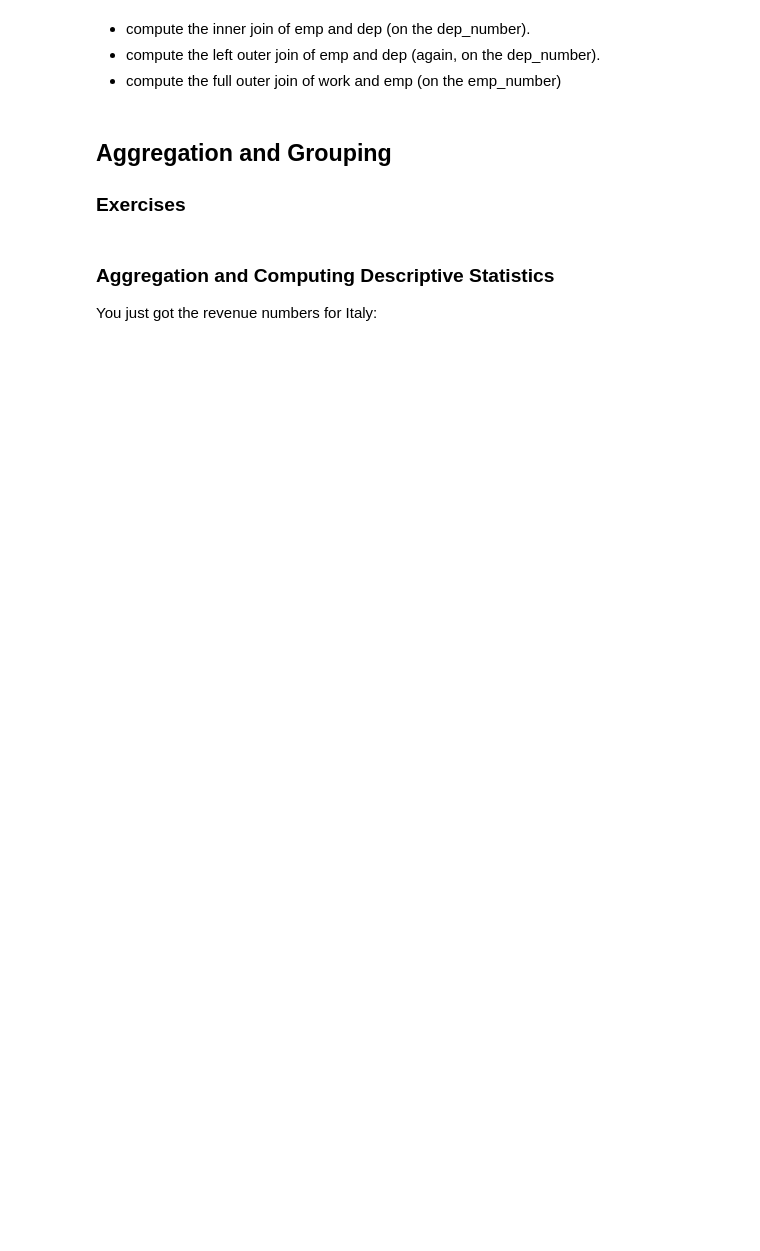
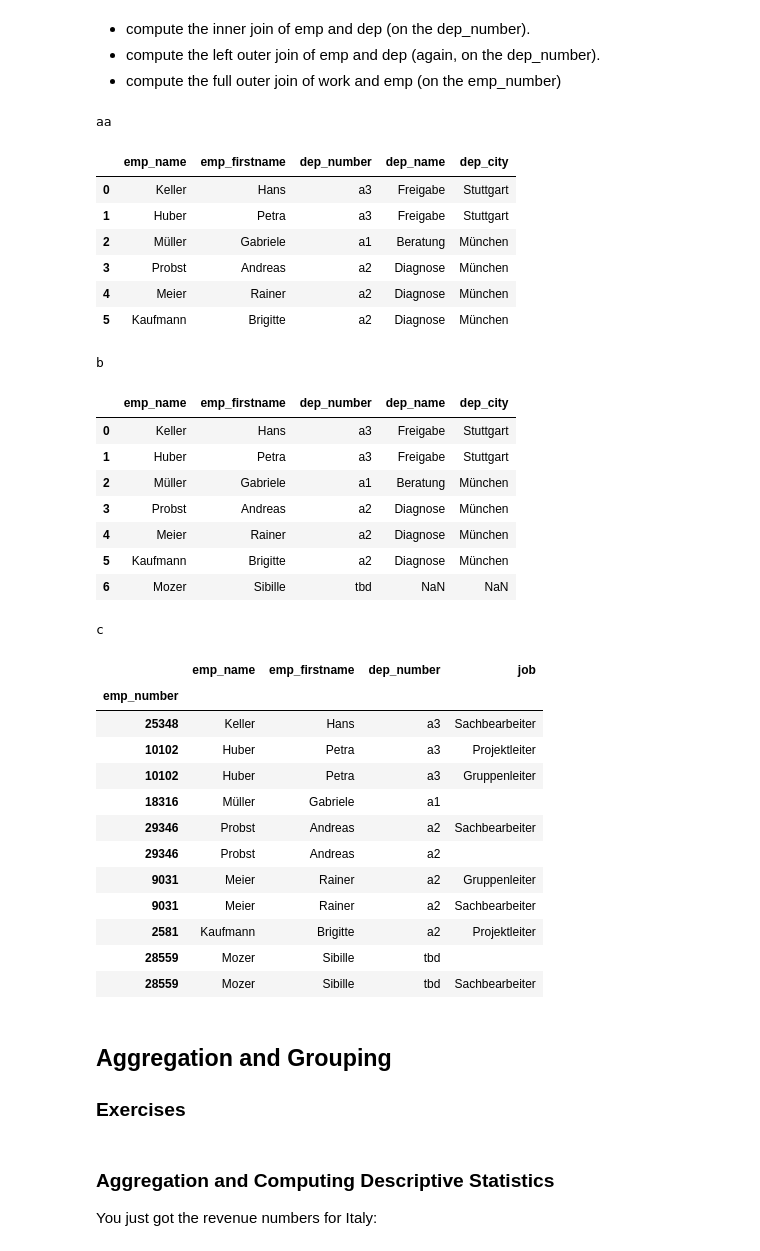
Before and after one commit to IchChefDuNixx/2023SS, a Jupyter notebook: DS/data_aai_sose23/lecture05_outliers/h05a-assignment-Pandas_Part_2.ipynb, the cells around one changed output. Cells and saved outputs as stored; diff of their text form; code cells hidden in the pictures; blank space fills up the shorter version.

```diff
--- a/DS/data_aai_sose23/lecture05_outliers/h05a-assignment-Pandas_Part_2.ipynb
+++ b/DS/data_aai_sose23/lecture05_outliers/h05a-assignment-Pandas_Part_2.ipynb
@@ -1,6 +1,22 @@
 # %%
 # This is Homework 06b (Pandas - Part 2)
 # of the "Data Science" class at Technische Hochschule Rosenheim
+# %%
+class display(object):
+    """Display HTML representation of multiple objects"""
+    template = """<div style="float: left; padding: 10px;">
+    <p style='font-family:"Courier New", Courier, monospace'>{0}</p>{1}
+    </div>"""
+    def __init__(self, *args):
+        self.args = args
+
+    def _repr_html_(self):
+        return '\n'.join(self.template.format(a, eval(a)._repr_html_())
+                         for a in self.args)
+
+    def __repr__(self):
+        return '\n\n'.join(a + '\n' + repr(eval(a))
+                           for a in self.args)
 # %% [markdown]
 ## Pandas - Part 2
 
@@ -45,6 +88,6 @@ An ERP system of a German company contains the following DataFrames about with i
 # %%
 dep = DataFrame({'dep_name': [ 'Beratung', 'Diagnose', 'Freigabe'],
-                 'dep_city': ['München', 'München', 'Stuttgar']},
+                 'dep_city': ['München', 'München', 'Stuttgart']},
                  index = ['a1', 'a2', 'a3'])
 dep.index.name = 'dep_number'
 
@@ -65,3 +108,4 @@ work = DataFrame({'job': ['Projektleiter', 'Gruppenleiter', 'Sachbearbeiter', ''
                           '9031', '28559', '28559', '9031', '29346']])
 work.index.names = ['prj_number', 'emp_number']
 work.sort_index(inplace=True)
+display("dep", "emp", "work")
@@ -74,3 +147,41 @@ work.sort_index(inplace=True)
+# %%
+## Solutions
+aa = emp.merge(dep, "inner", "dep_number")
+b = emp.merge(dep, "left", "dep_number")
+c = emp.merge(work, "outer", "emp_number")
+display("aa", "b", "c")
+# %% [output]
+aa
+|  | emp_name | emp_firstname | dep_number | dep_name | dep_city |
+| 0 | Keller | Hans | a3 | Freigabe | Stuttgart |
+| 1 | Huber | Petra | a3 | Freigabe | Stuttgart |
+| 2 | Müller | Gabriele | a1 | Beratung | München |
+| 3 | Probst | Andreas | a2 | Diagnose | München |
+| 4 | Meier | Rainer | a2 | Diagnose | München |
+| 5 | Kaufmann | Brigitte | a2 | Diagnose | München |
+b
+|  | emp_name | emp_firstname | dep_number | dep_name | dep_city |
+| 0 | Keller | Hans | a3 | Freigabe | Stuttgart |
+| 1 | Huber | Petra | a3 | Freigabe | Stuttgart |
+| 2 | Müller | Gabriele | a1 | Beratung | München |
+| 3 | Probst | Andreas | a2 | Diagnose | München |
+| 4 | Meier | Rainer | a2 | Diagnose | München |
+| 5 | Kaufmann | Brigitte | a2 | Diagnose | München |
+| 6 | Mozer | Sibille | tbd | NaN | NaN |
+c
+|  | emp_name | emp_firstname | dep_number | job |
+| emp_number |  |  |  |  |
+| 25348 | Keller | Hans | a3 | Sachbearbeiter |
+| 10102 | Huber | Petra | a3 | Projektleiter |
+| 10102 | Huber | Petra | a3 | Gruppenleiter |
+| 18316 | Müller | Gabriele | a1 |  |
+| 29346 | Probst | Andreas | a2 | Sachbearbeiter |
+| 29346 | Probst | Andreas | a2 |  |
+| 9031 | Meier | Rainer | a2 | Gruppenleiter |
+| 9031 | Meier | Rainer | a2 | Sachbearbeiter |
+| 2581 | Kaufmann | Brigitte | a2 | Projektleiter |
+| 28559 | Mozer | Sibille | tbd |  |
+| 28559 | Mozer | Sibille | tbd | Sachbearbeiter |
 # %% [markdown]
 ## Aggregation and Grouping
 
```
Also changed, not shown: parts of 11 cells of this notebook, 14 other files.
